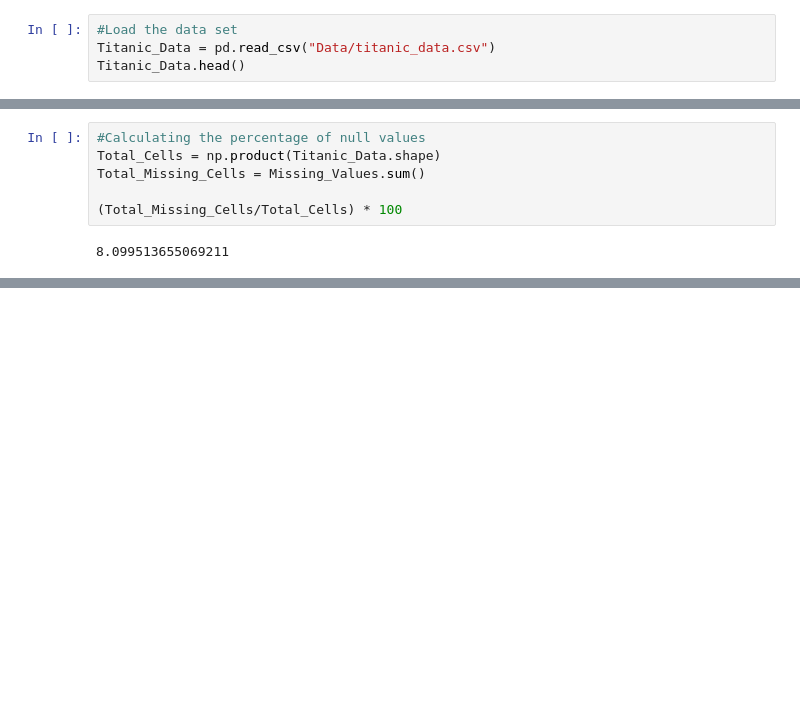
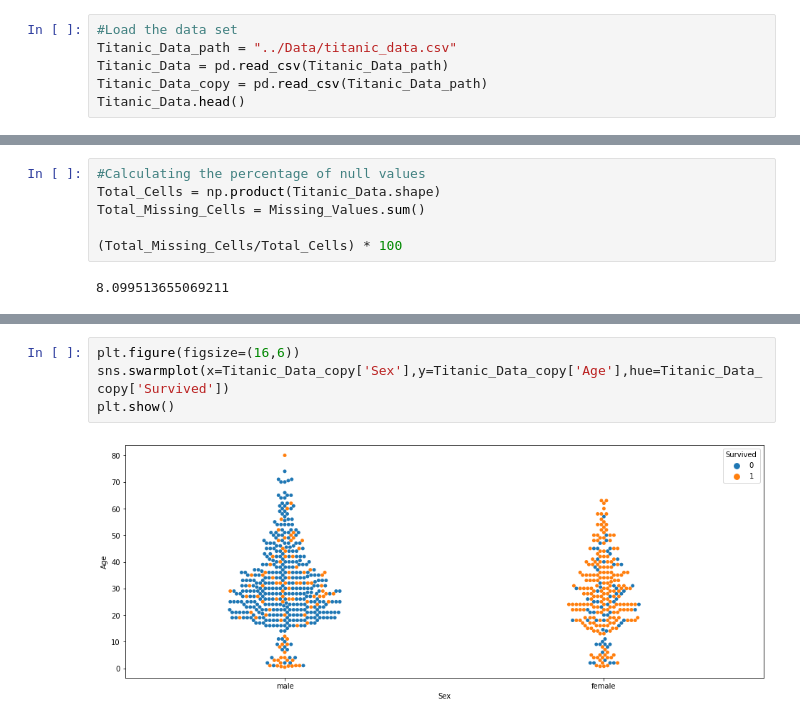
Before and after one commit to omarkhaled646/Machine-learning, a Jupyter notebook: Src/Logistic Regression Module With Single Unit.ipynb, the cells around one changed output, grey strips where cells are left out. Cells and saved outputs as stored; diff of their text form; blank space fills up the shorter version.

```diff
--- a/Src/Logistic Regression Module With Single Unit.ipynb
+++ b/Src/Logistic Regression Module With Single Unit.ipynb
@@ -8,6 +7,8 @@ from sklearn.model_selection import cross_val_score
 # %%
 #Load the data set
-Titanic_Data = pd.read_csv("Data/titanic_data.csv")
+Titanic_Data_path = "../Data/titanic_data.csv"
+Titanic_Data = pd.read_csv(Titanic_Data_path)
+Titanic_Data_copy = pd.read_csv(Titanic_Data_path)
 Titanic_Data.head()
 # %% [output]
 |  | PassengerId | Survived | Pclass | Name | Sex | Age | SibSp | Parch | Ticket | Fare | ... |
@@ -90,0 +116,6 @@ Test size 179 rows
+# %%
+plt.figure(figsize=(16,6))
+sns.swarmplot(x=Titanic_Data_copy['Sex'],y=Titanic_Data_copy['Age'],hue=Titanic_Data_copy['Survived'])
+plt.show()
+# %% [output]
+[figure, added]
```
Also changed, not shown: parts of 13 cells of this notebook.
